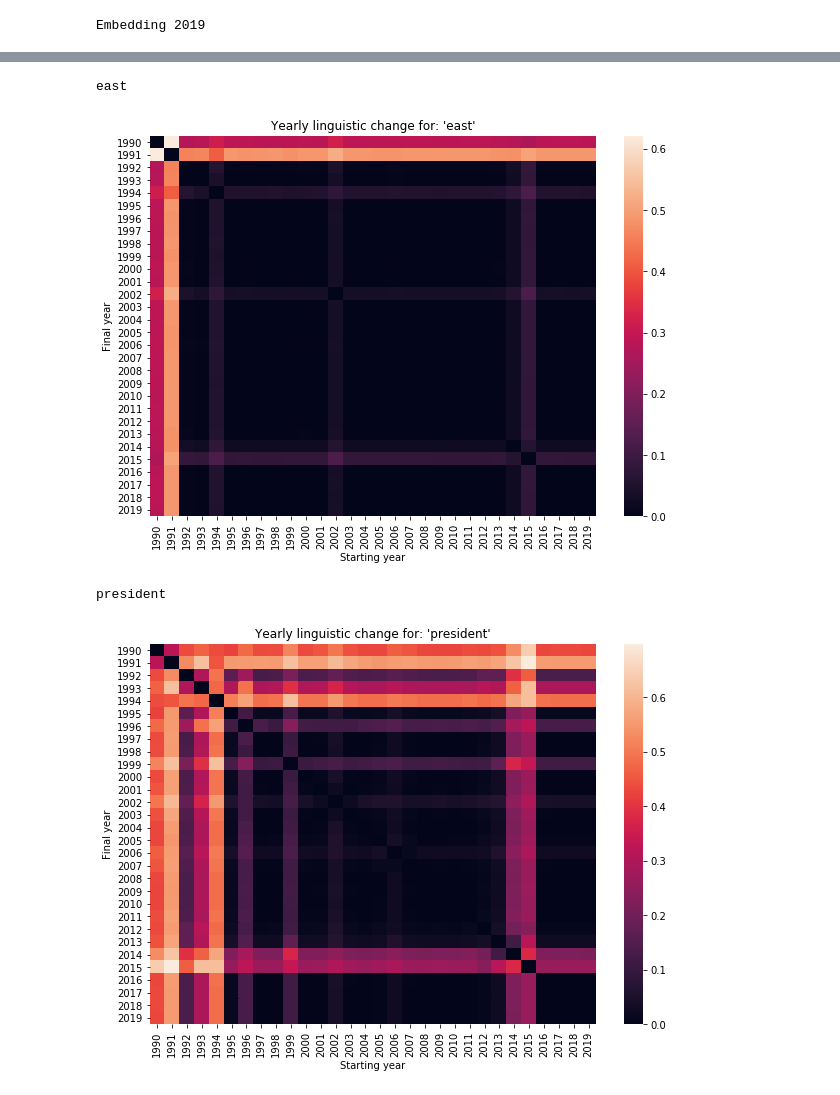
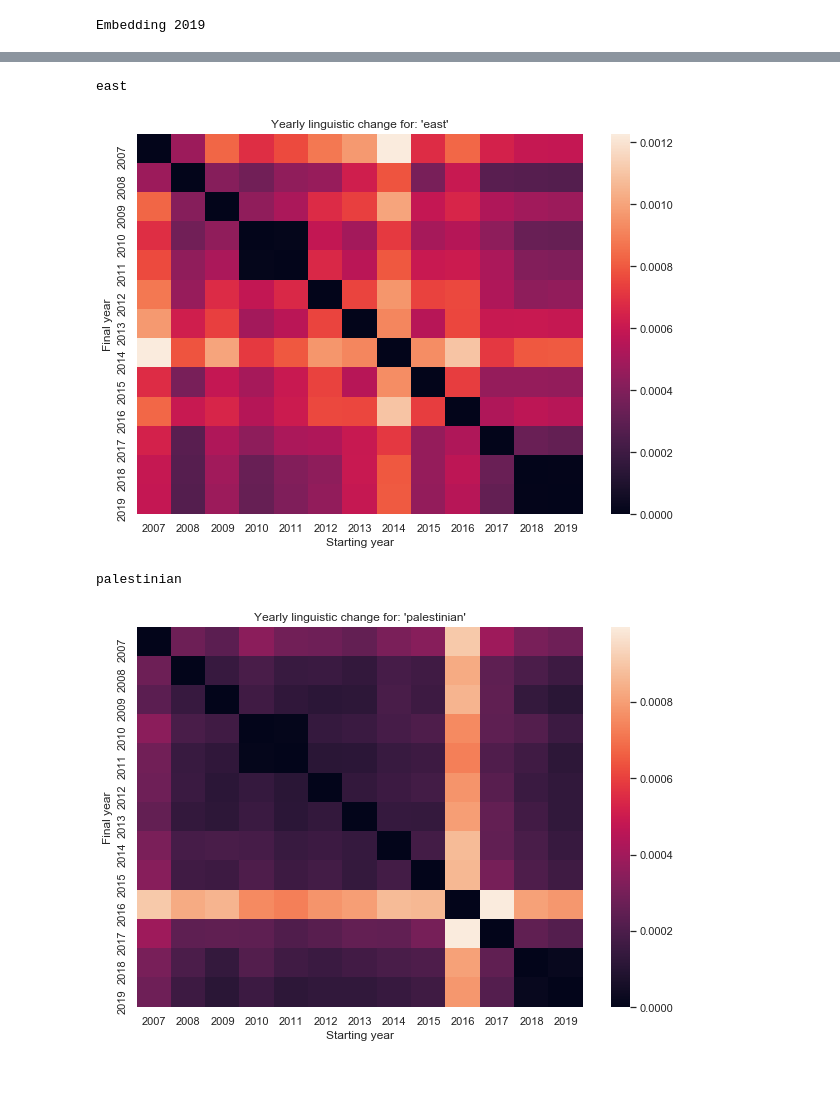
Before and after one commit to rachel-ker/refugeediscourse, a Jupyter notebook: analysis_template-Twitter.ipynb, the cells around one changed output, grey strips where cells are left out. Drawn from its saved outputs; the diff is of its cells as text; code cells hidden in the pictures.

Commit message:
twitter analysis

```diff
--- a/analysis_template-Twitter.ipynb
+++ b/analysis_template-Twitter.ipynb
@@ -34,8 +34,26 @@ import os #For looking through files
 import os.path #For managing file paths
 # %% [markdown]
 ## Preparations
+# %%
+# load data
+rename_dict = {'id': 'text_id',
+               'word_counts': 'word_count',
+               'author': 'source',
+              }
+
+data = pd.read_csv("twitter_data_to_concat.csv").drop(columns=['Unnamed: 0']).rename(columns=rename_dict)
+# %%
+# tokenize and normalize words
+data['tokenized_words'] = data['text'].apply(lambda x: lucem_illud_2020.word_tokenize(x))
+data['normalized_words'] = data['tokenized_words'].apply(lambda x: lucem_illud_2020.normalizeTokens(x))
+data['normalized_words_POS'] = [lucem_illud_2020.spacy_pos(t) for t in data['text']]
+
+
+# tokenize and normalize sentences
+data['tokenized_sents'] = data['text'].apply(lambda x: [lucem_illud_2020.word_tokenize(s) for s in lucem_illud_2020.sent_tokenize(x)])
+data['normalized_sents'] = data['tokenized_sents'].apply(lambda x: [lucem_illud_2020.normalizeTokens(s) for s in x])
 # %%
-data = pd.read_pickle("data/data_normalized.pkl")
+data.to_pickle("data/data_normalized.pkl")
 # %%
 data = data[data['genre']=='twitter']
 data.genre.unique()
@@ -1305,9 +1319,9 @@ middle
 plot_divergence('east', data_comparedEmbeddings)
 # %% [output]
 east
-[figure, old version]
+[figure, new version]
 # %%
-plot_divergence('president', data_comparedEmbeddings)
+plot_divergence('palestinian', data_comparedEmbeddings)
 # %% [output]
-president
+palestinian
-[figure, old version]
+[figure, new version]
```
Also changed, not shown: parts of 34 cells of this notebook.
